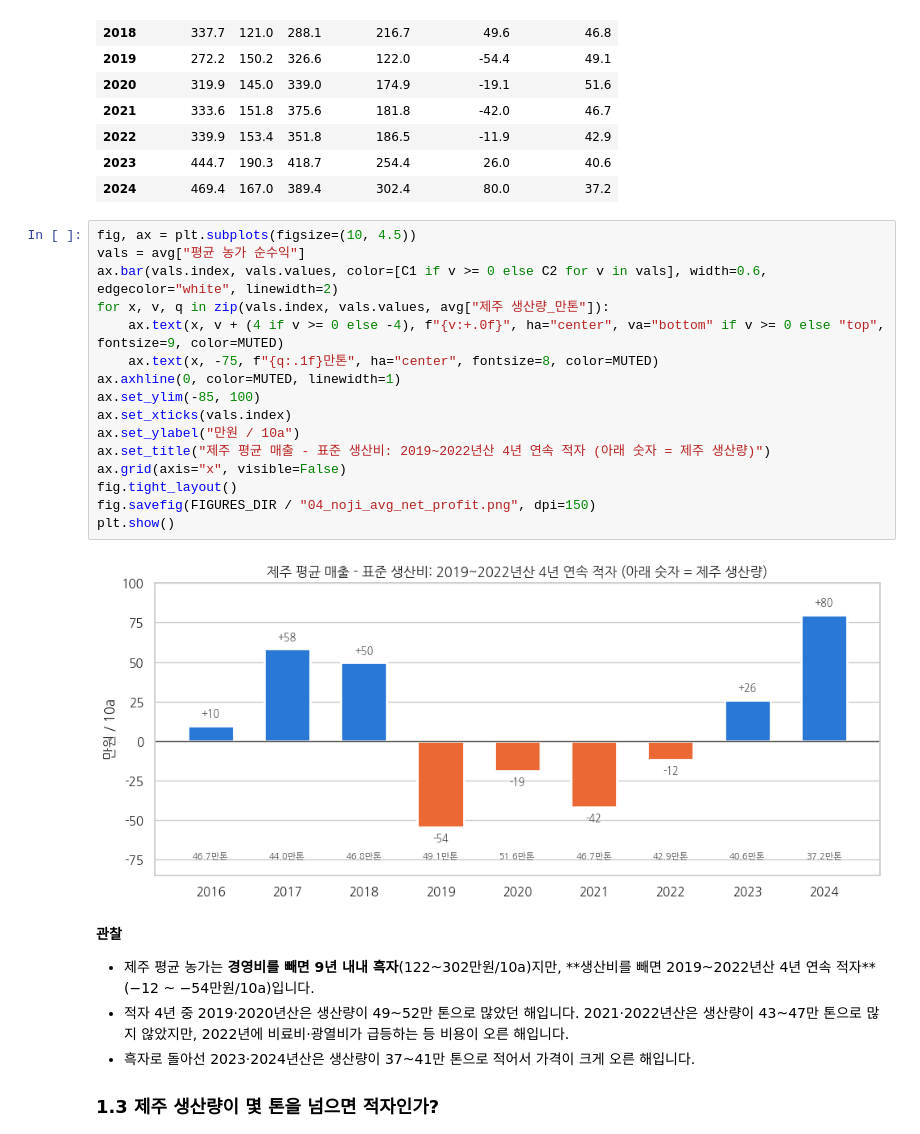
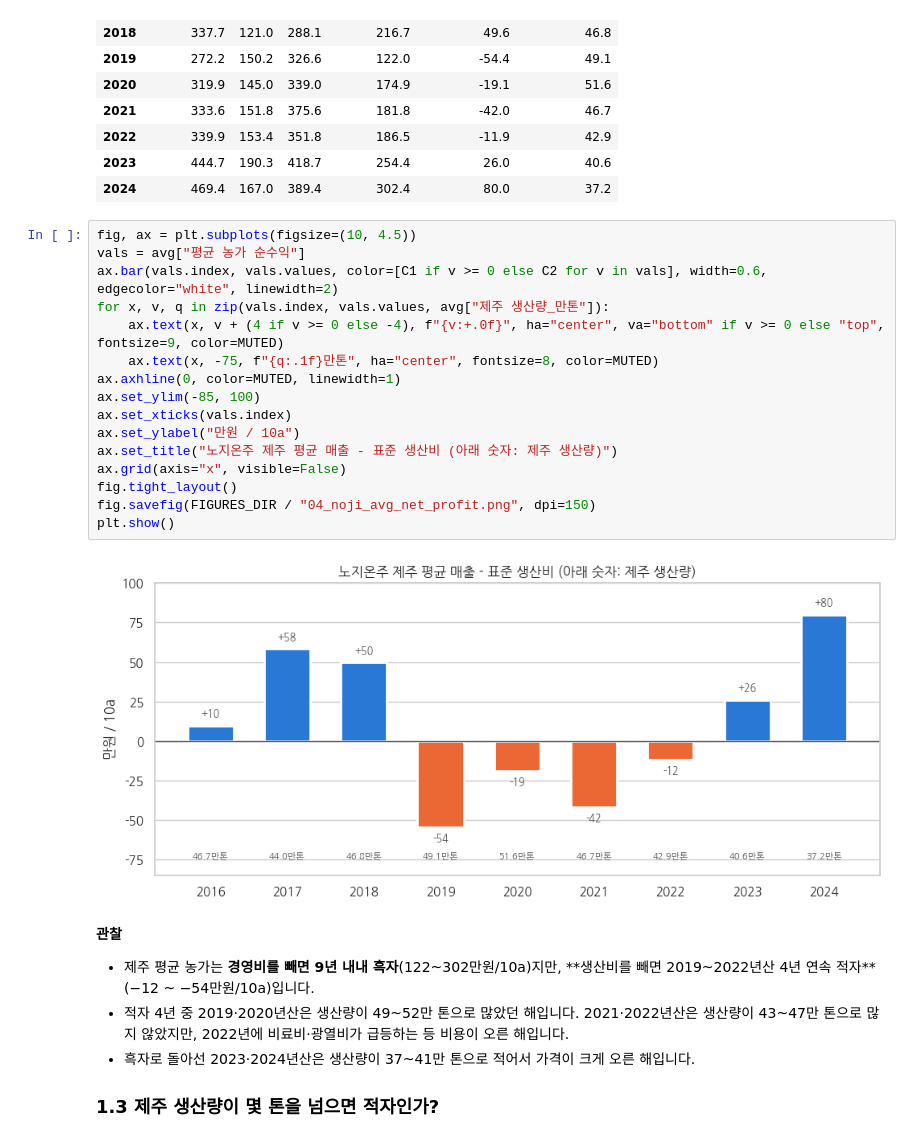
Before and after one commit to Jeju-Citrus-Analysis-Agent/Citrus-Analysis, a Jupyter notebook: notebooks/04_breakeven_decomposition.ipynb, the cells around one changed output. Drawn from its saved outputs; the diff is of its cells as text.

```diff
--- a/notebooks/04_breakeven_decomposition.ipynb
+++ b/notebooks/04_breakeven_decomposition.ipynb
@@ -134,21 +134,21 @@ avg.round(1)
 # %%
 fig, ax = plt.subplots(figsize=(10, 4.5))
 vals = avg["평균 농가 순수익"]
 ax.bar(vals.index, vals.values, color=[C1 if v >= 0 else C2 for v in vals], width=0.6, edgecolor="white", linewidth=2)
 for x, v, q in zip(vals.index, vals.values, avg["제주 생산량_만톤"]):
     ax.text(x, v + (4 if v >= 0 else -4), f"{v:+.0f}", ha="center", va="bottom" if v >= 0 else "top", fontsize=9, color=MUTED)
     ax.text(x, -75, f"{q:.1f}만톤", ha="center", fontsize=8, color=MUTED)
 ax.axhline(0, color=MUTED, linewidth=1)
 ax.set_ylim(-85, 100)
 ax.set_xticks(vals.index)
 ax.set_ylabel("만원 / 10a")
-ax.set_title("제주 평균 매출 - 표준 생산비: 2019~2022년산 4년 연속 적자 (아래 숫자 = 제주 생산량)")
+ax.set_title("노지온주 제주 평균 매출 - 표준 생산비 (아래 숫자: 제주 생산량)")
 ax.grid(axis="x", visible=False)
 fig.tight_layout()
 fig.savefig(FIGURES_DIR / "04_noji_avg_net_profit.png", dpi=150)
 plt.show()
 # %% [output]
-[figure, old version]
+[figure, new version]
 # %% [markdown]
 **관찰**
 
```
Also changed, not shown: parts of 5 cells of this notebook, 11 other files.
